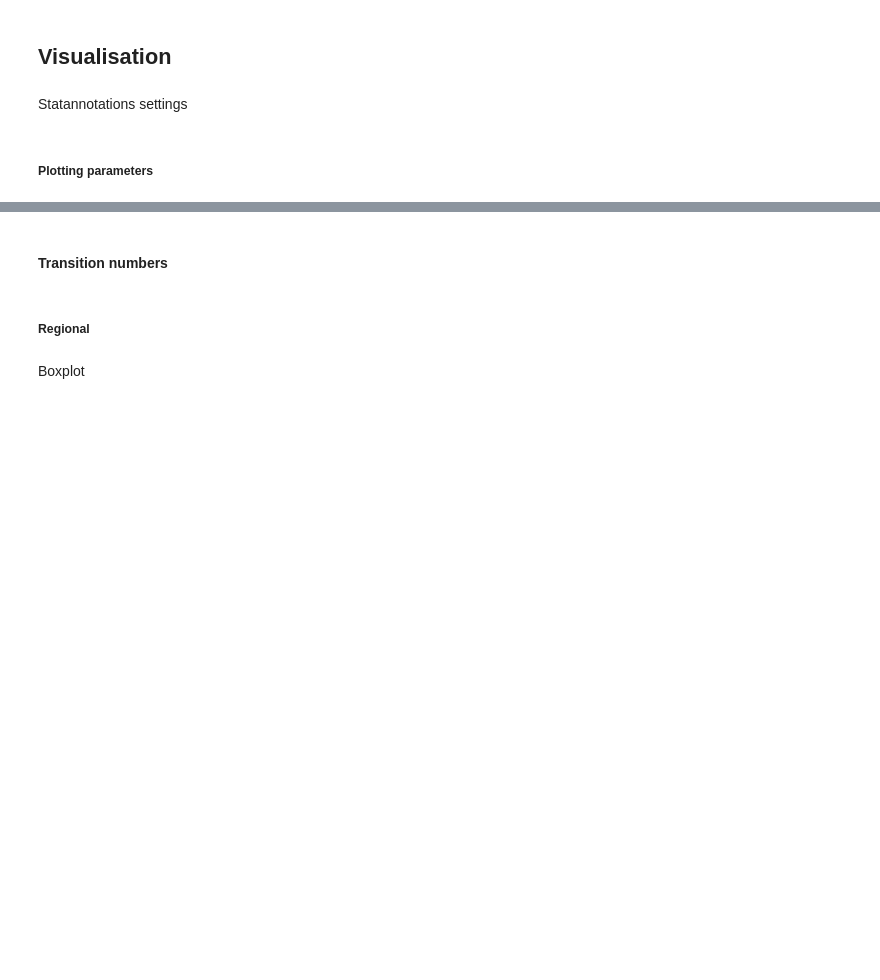
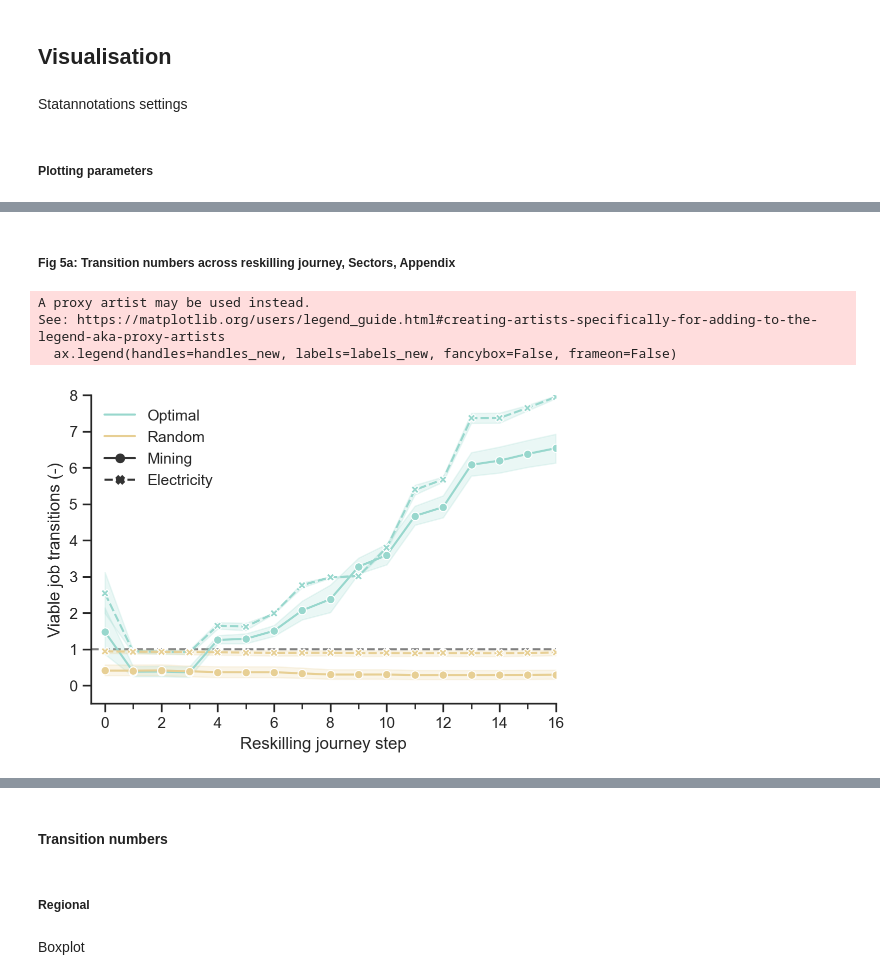
Before and after one commit to derpyninja/re4gt, a Jupyter notebook: notebooks/new/17-fz-comparison-reskilling-simulation-runs.ipynb, the cells around one changed output, grey strips where cells are left out. Saved outputs shown, nothing was run; the diff lists cells and outputs as text; code cells hidden in the pictures; blank space fills up the shorter version.

```diff
--- a/notebooks/new/17-fz-comparison-reskilling-simulation-runs.ipynb
+++ b/notebooks/new/17-fz-comparison-reskilling-simulation-runs.ipynb
@@ -262,0 +548,73 @@ df_final_by_sector = (
+# %% [markdown]
+##### Fig 5a: Transition numbers across reskilling journey, Sectors, Appendix
+# %%
+# plotting parameters
+x = "reskilling_step"
+y = "n_transitions"  # "earnings_delta_closest_switch_sum_mio"
+hue = "reskilling_mode"
+style = "NACE1D_label"  # "NACE1D"
+size = None
+
+# styling
+hue_order = ["reskill-optimal", "reskill-random"]
+order = reskilling_steps
+palette = "BrBG_r"
+figsize=(6, 4)
+
+# lineplot
+fig, ax = plt.subplots(figsize=figsize)
+sns.lineplot(
+    data=data_transitions,
+    x=x,
+    y=y,
+    hue=hue,
+    hue_order=hue_order,
+    style=style,
+    size=size,
+    dashes=True,
+    markers=True,
+    estimator=estimator,
+    errorbar=errorbar,
+    palette=palette,
+    seed=seed,
+    ax=ax,
+    legend="brief"
+)
+
+# axes
+ax.set_xlim(-0.5, 15)
+ax.set_ylim(-0.5, 8)
+
+ax.set_xticks(np.arange(1, 17), minor=True)
+ax.set_yticks(np.arange(1, 9), minor=True)
+
+# beautify legend
+handles, labels = ax.get_legend_handles_labels()
+
+legend_locs = [1, 2, 4, 5]
+handles_new = [handle if i in legend_locs else None for i, handle in enumerate(handles)]
+labels_new = [None, 'Optimal', 'Random', None, 'Mining', 'Electricity']
+
+ax.legend(handles=handles_new, labels=labels_new, fancybox=False, frameon=False)
+
+# styling
+ax.axhline(1, linestyle="--", color="grey", zorder=0)
+ax.set_ylabel("Viable job transitions (-)")
+ax.set_xlabel("Reskilling journey step")
+#plotting_utils.move_legend_to_right(ax)
+sns.despine()
+
+# save
+plt.savefig(
+    os.path.join(
+        results_dir,
+        "reskilling_journey_{}_{}_by_{}_and_{}_si.png".format(job_pool, y, hue, style),
+    ),
+    bbox_inches="tight",
+    dpi=300,
+)
+# %% [output]
+A proxy artist may be used instead.
+See: https://matplotlib.org/users/legend_guide.html#creating-artists-specifically-for-adding-to-the-legend-aka-proxy-artists
+  ax.legend(handles=handles_new, labels=labels_new, fancybox=False, frameon=False)
+[figure, added]
```
Also changed, not shown: parts of 67 cells of this notebook, 4 other files.
